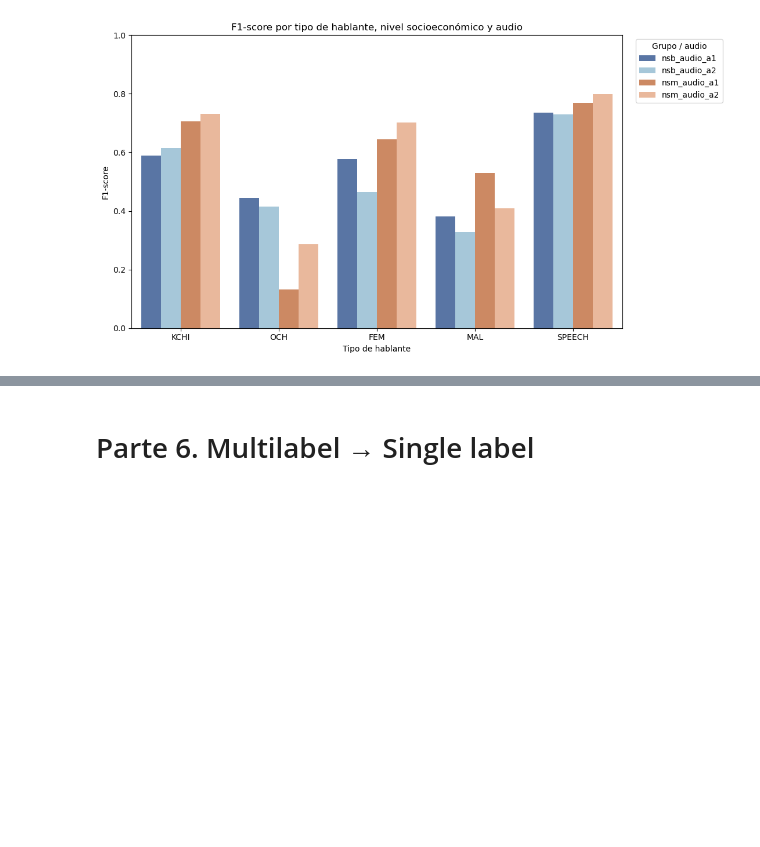
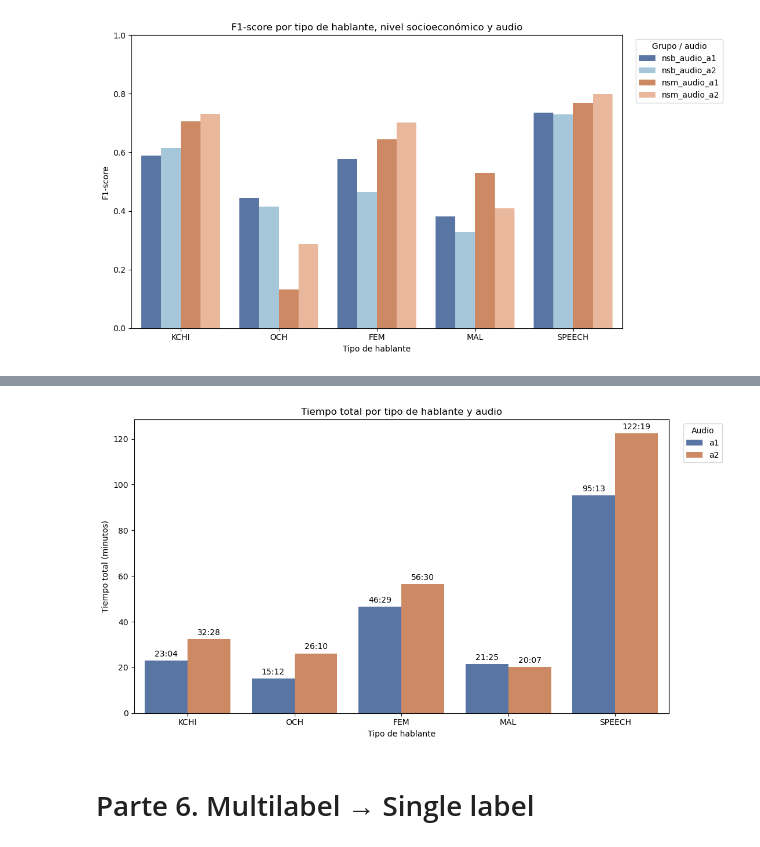
Before and after one commit to pabloamden/tesis_pablo, a Jupyter notebook: procesar_results_concat_v03.ipynb, the cells around one changed output, grey strips where cells are left out. Drawn from its saved outputs; the diff is of its cells as text; code cells hidden in the pictures; blank space fills up the shorter version.

```diff
--- a/procesar_results_concat_v03.ipynb
+++ b/procesar_results_concat_v03.ipynb
@@ -1394,3 +1452,101 @@ plt.show()
+# %%
+import os
+import matplotlib.pyplot as plt
+import seaborn as sns
+
+# =========================
+# Configuración
+# =========================
+
+output_dir = "outputs"
+os.makedirs(os.path.join(output_dir, "final_concats"), exist_ok=True)
+
+orden_tipos = ["KCHI", "OCH", "FEM", "MAL",  "SPEECH"]
+orden_hue = ["a1", "a2"]
+
+palette = {
+    "a1": "#4C72B0",  # azul
+    "a2": "#DD8452",  # naranja
+}
+
+# =========================
+# Preparar base
+# =========================
+
+df_plot = df_f1_audio.copy()
+
+# dejar solo tipos de hablante reales
+df_plot = df_plot[df_plot["tipo"].isin(orden_tipos)].copy()
+
+# crear columna de audio si no la tenés ya
+if "audio" not in df_plot.columns:
+    if "numero_audio" in df_plot.columns:
+        df_plot["audio"] = df_plot["numero_audio"].astype(str)
+    else:
+        df_plot["audio"] = df_plot["grupo_audio"].str.extract(r"(a[12])$")
+
+# agrupar solo por tipo y audio, sumando el tiempo de nsb + nsm
+df_tiempo_audio = (
+    df_plot.groupby(["tipo", "audio"], as_index=False)["support_minutos"]
+    .sum()
+)
+
+# =========================
+# Función para mostrar mm:ss
+# =========================
+
+def minutos_a_mmss(x):
+    total_seg = int(round(x * 60))
+    mm = total_seg // 60
+    ss = total_seg % 60
+    return f"{mm:02d}:{ss:02d}"
+
+# =========================
+# Gráfico
+# =========================
+
+plt.figure(figsize=(11, 6))
+
+ax = sns.barplot(
+    data=df_tiempo_audio,
+    x="tipo",
+    y="support_minutos",
+    hue="audio",
+    order=orden_tipos,
+    hue_order=orden_hue,
+    palette=palette,
+    errorbar=None
+)
+
+# Etiquetas encima de cada barra
+for container in ax.containers:
+    labels = []
+    for bar in container:
+        altura = bar.get_height()
+        labels.append(minutos_a_mmss(altura))
+    ax.bar_label(container, labels=labels, fontsize=10, padding=3)
+
+plt.title("Tiempo total por tipo de hablante y audio")
+plt.xlabel("Tipo de hablante")
+plt.ylabel("Tiempo total (minutos)")
+
+plt.legend(
+    title="Audio",
+    bbox_to_anchor=(1.02, 1),
+    loc="upper left"
+)
+
+plt.tight_layout()
+
+plt.savefig(
+    os.path.join(output_dir, "final_concats/tiempo_por_tipo_y_audio.png"),
+    dpi=300,
+    bbox_inches="tight"
+)
+
+plt.show()
+# %% [output]
+[figure, added]
 # %% [markdown]
 # Parte 6. Multilabel → Single label
 # %% [markdown]
```
Also changed, not shown: parts of 6 cells of this notebook, 4 other files.
